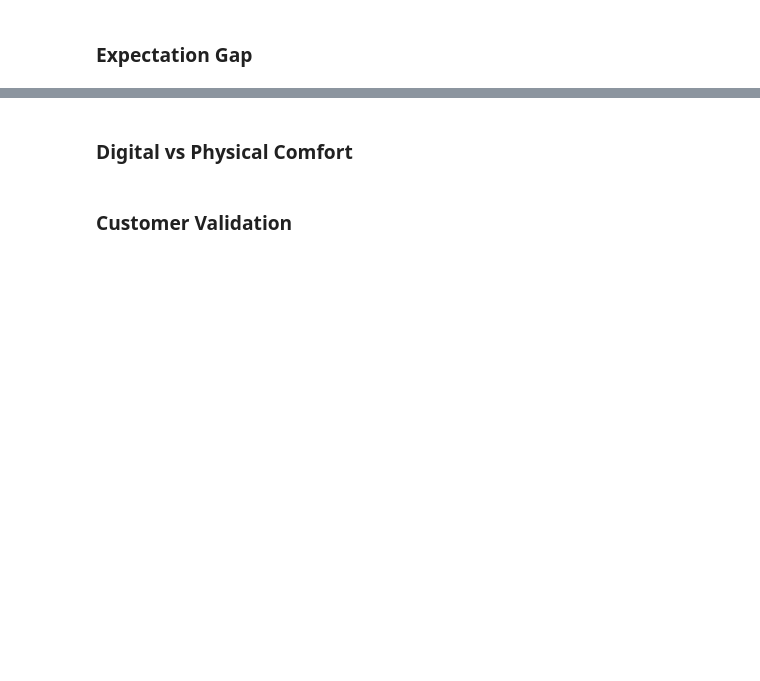
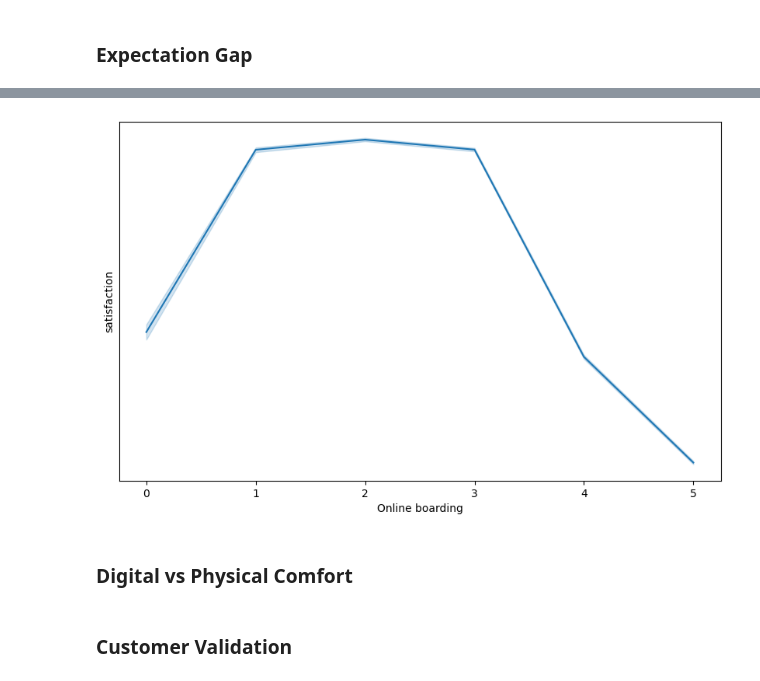
Before and after one commit to T-Godwins/airline-project, a Jupyter notebook: detailed_analysis/airline_sentiment_story.ipynb, the cells around one changed output, grey strips where cells are left out. Saved outputs shown, nothing was run; the diff lists cells and outputs as text; code cells hidden in the pictures; blank space fills up the shorter version.

```diff
--- a/detailed_analysis/airline_sentiment_story.ipynb
+++ b/detailed_analysis/airline_sentiment_story.ipynb
@@ -42,3 +119,15 @@ plt.show()
+# %%
+# I am not really sure what this is conveying or what I want to convey here
+import seaborn as sns
+import matplotlib.pyplot as plt
+
+# Create a KDE plot for Flight Distance vs Satisfaction
+plt.figure(figsize=(10, 6))
+sns.lineplot(data=df, x='Online boarding', y='satisfaction')
+
+plt.show()
+# %% [output]
+[figure, added]
 # %% [markdown]
 ### Digital vs Physical Comfort
 # %% [markdown]
```
Also changed, not shown: parts of 7 cells of this notebook, 3 other files.
